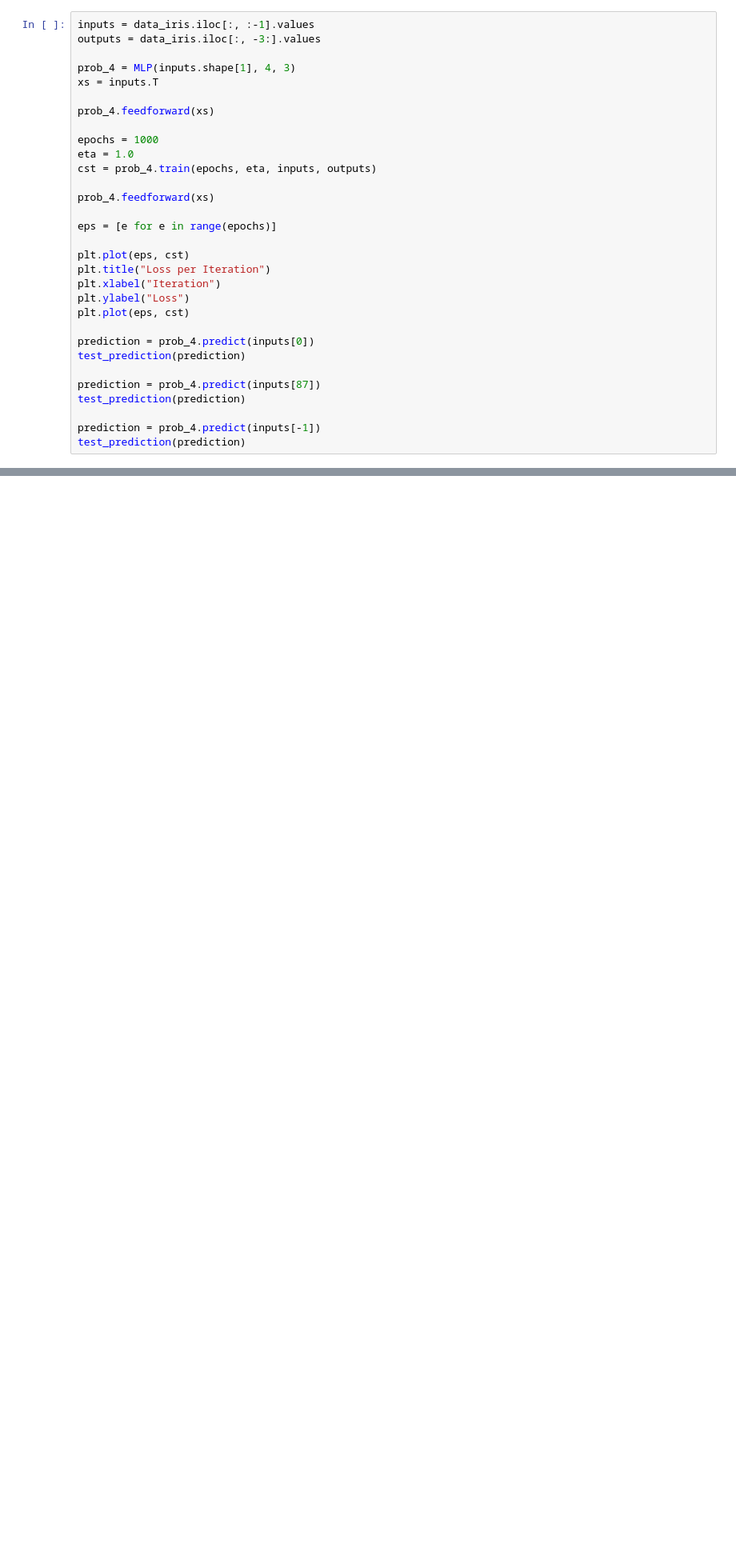
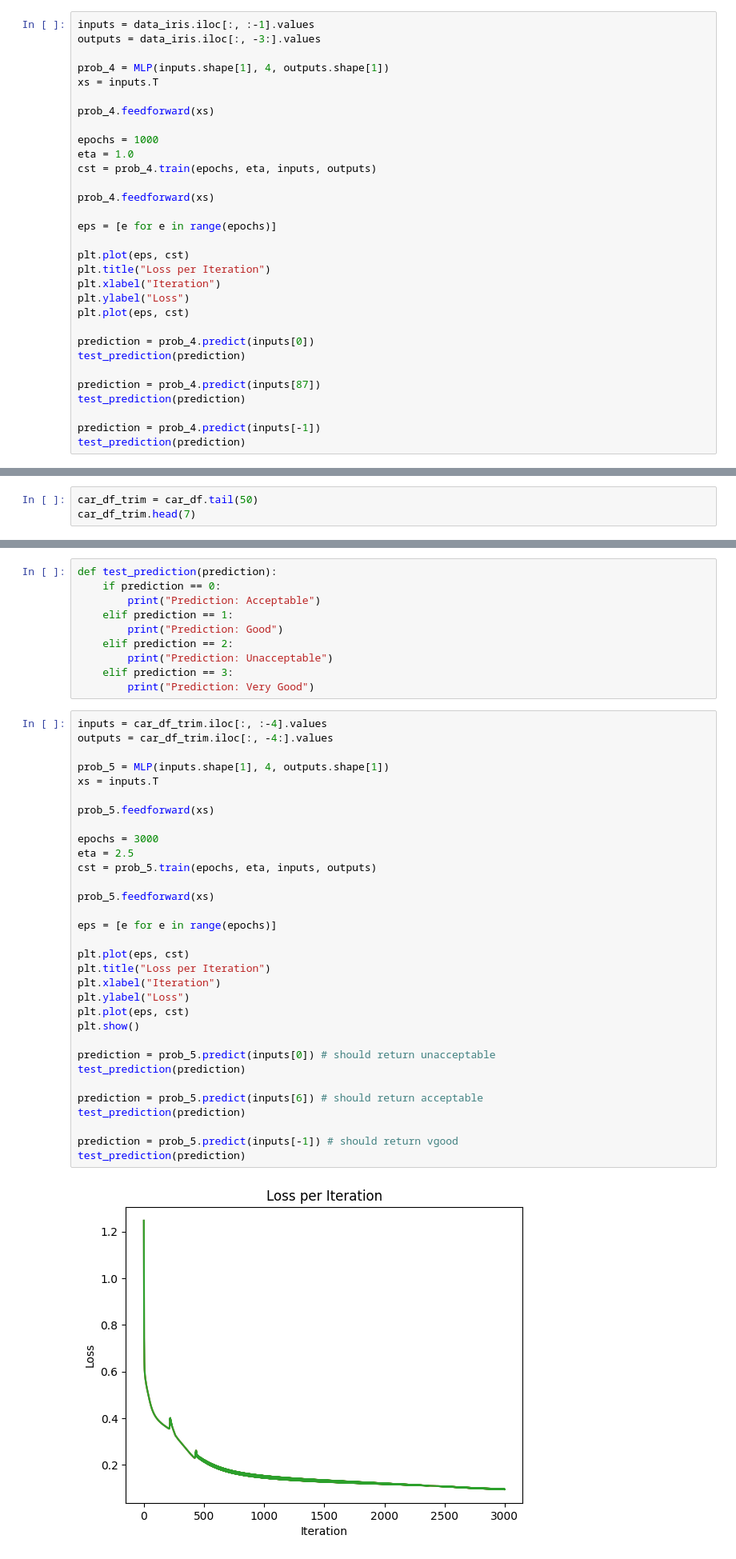
Before and after one commit to CallumOB/intro-to-ai, a Jupyter notebook: mlp/C21306503_assignment.ipynb, the cells around one changed output, grey strips where cells are left out. Shown: that part at 80% size. Drawn from its saved outputs; the diff is of its cells as text; blank space fills up the shorter version.

```diff
--- a/mlp/C21306503_assignment.ipynb
+++ b/mlp/C21306503_assignment.ipynb
@@ -657,7 +658,7 @@ I didn't print the return values from feedforward(xs) here, as that would print
 inputs = data_iris.iloc[:, :-1].values
 outputs = data_iris.iloc[:, -3:].values
 
-prob_4 = MLP(inputs.shape[1], 4, 3)
+prob_4 = MLP(inputs.shape[1], 4, outputs.shape[1])
 xs = inputs.T
 
 prob_4.feedforward(xs)
@@ -691,0 +748,3 @@ Prediction: Iris Virginica
+# %%
+car_df_trim = car_df.tail(50)
+car_df_trim.head(7)
@@ -691,0 +760,44 @@ Prediction: Iris Virginica
+# %%
+def test_prediction(prediction):
+    if prediction == 0:
+        print("Prediction: Acceptable")
+    elif prediction == 1:
+        print("Prediction: Good")
+    elif prediction == 2:
+        print("Prediction: Unacceptable")
+    elif prediction == 3:
+        print("Prediction: Very Good")
+# %%
+inputs = car_df_trim.iloc[:, :-4].values
+outputs = car_df_trim.iloc[:, -4:].values
+
+prob_5 = MLP(inputs.shape[1], 4, outputs.shape[1])
+xs = inputs.T
+
+prob_5.feedforward(xs)
+
+epochs = 3000
+eta = 2.5
+cst = prob_5.train(epochs, eta, inputs, outputs)
+
+prob_5.feedforward(xs)
+
+eps = [e for e in range(epochs)]
+
+plt.plot(eps, cst)
+plt.title("Loss per Iteration")
+plt.xlabel("Iteration")
+plt.ylabel("Loss")
+plt.plot(eps, cst)
+plt.show()
+
+prediction = prob_5.predict(inputs[0]) # should return unacceptable
+test_prediction(prediction)
+
+prediction = prob_5.predict(inputs[6]) # should return acceptable
+test_prediction(prediction)
+
+prediction = prob_5.predict(inputs[-1]) # should return vgood
+test_prediction(prediction)
+# %% [output]
+[figure, added]
```
Also changed, not shown: parts of 7 cells of this notebook, 3 other files.
